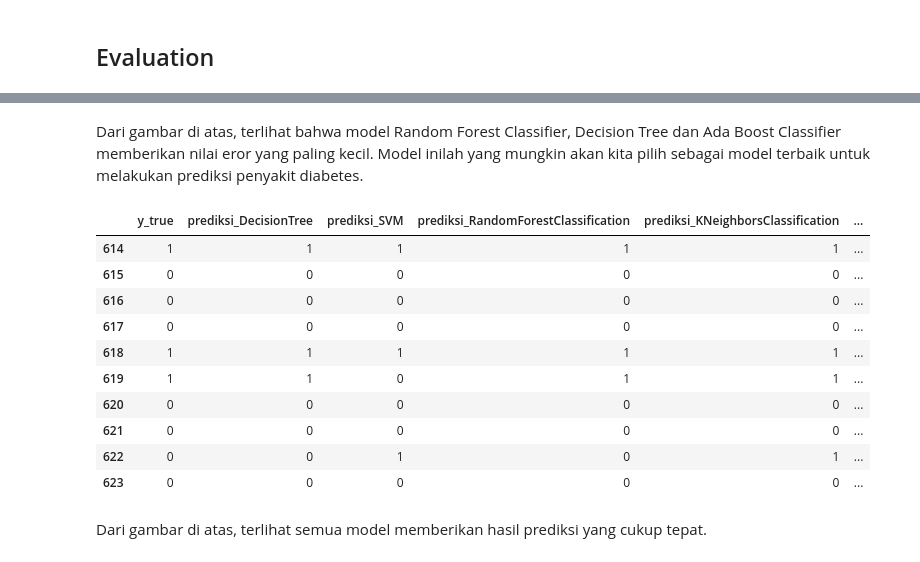
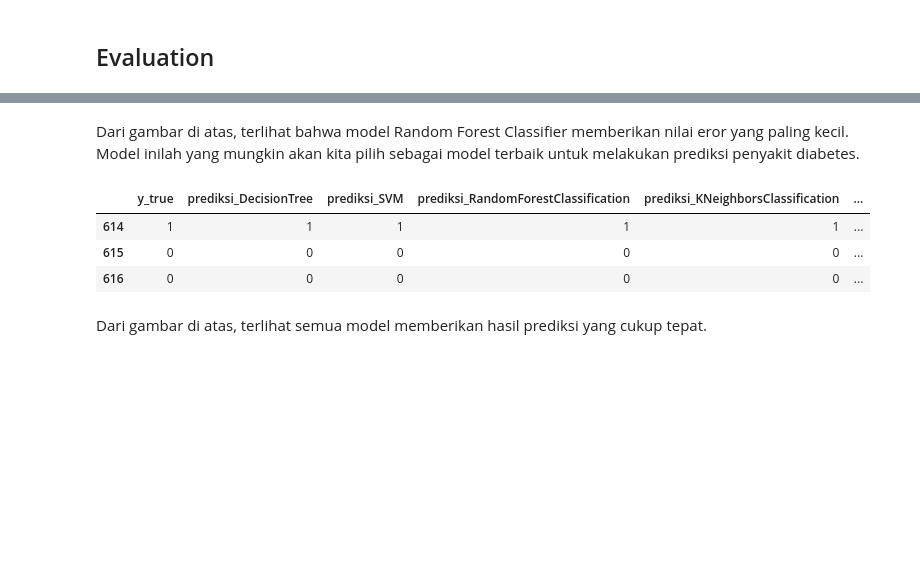
Before and after one commit to dan-dia/project-capstone-team-csd-134, a Jupyter notebook: model/Project_Capstone_134.ipynb, the cells around one changed output, grey strips where cells are left out. Drawn from its saved outputs; the diff is of its cells as text; code cells hidden in the pictures; blank space fills up the shorter version.

```diff
--- a/model/Project_Capstone_134.ipynb
+++ b/model/Project_Capstone_134.ipynb
@@ -277,24 +308,17 @@ ax.grid(zorder=0)
 # %% [markdown]
-Dari gambar di atas, terlihat bahwa model Random Forest Classifier, Decision Tree dan Ada Boost Classifier memberikan nilai eror yang paling kecil. Model inilah yang mungkin akan kita pilih sebagai model terbaik untuk melakukan prediksi penyakit diabetes.
+Dari gambar di atas, terlihat bahwa model Random Forest Classifier memberikan nilai eror yang paling kecil. Model inilah yang mungkin akan kita pilih sebagai model terbaik untuk melakukan prediksi penyakit diabetes.
 # %%
-prediksi = X_test.iloc[:10].copy()
-pred_dict = {'y_true':y_test[:10]}
+prediksi = X_test.iloc[:3].copy()
+pred_dict = {'y_true':y_test[:3]}
 for name, model in model_dict.items():
     pred_dict['prediksi_'+name] = model.predict(prediksi)
 
 pd.DataFrame(pred_dict)
 # %% [output]
 |  | y_true | prediksi_DecisionTree | prediksi_SVM | prediksi_RandomForestClassification | prediksi_KNeighborsClassification | ... |
 | 614 | 1 | 1 | 1 | 1 | 1 | ... |
 | 615 | 0 | 0 | 0 | 0 | 0 | ... |
 | 616 | 0 | 0 | 0 | 0 | 0 | ... |
-| 617 | 0 | 0 | 0 | 0 | 0 | ... |
-| 618 | 1 | 1 | 1 | 1 | 1 | ... |
-| 619 | 1 | 1 | 0 | 1 | 1 | ... |
-| 620 | 0 | 0 | 0 | 0 | 0 | ... |
-| 621 | 0 | 0 | 0 | 0 | 0 | ... |
-| 622 | 0 | 0 | 1 | 0 | 1 | ... |
-| 623 | 0 | 0 | 0 | 0 | 0 | ... |
 # %% [markdown]
 Dari gambar di atas, terlihat semua model memberikan hasil prediksi yang cukup tepat.
 # %%
```
Also changed, not shown: parts of 9 cells of this notebook, 1 other file.
